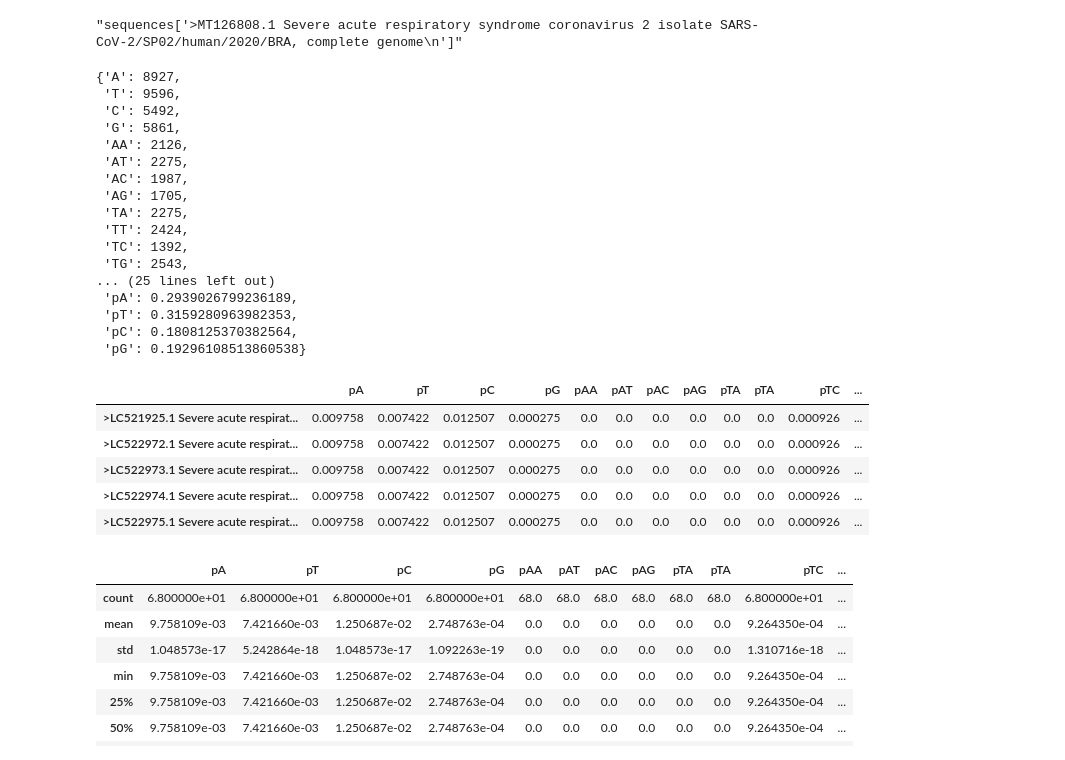
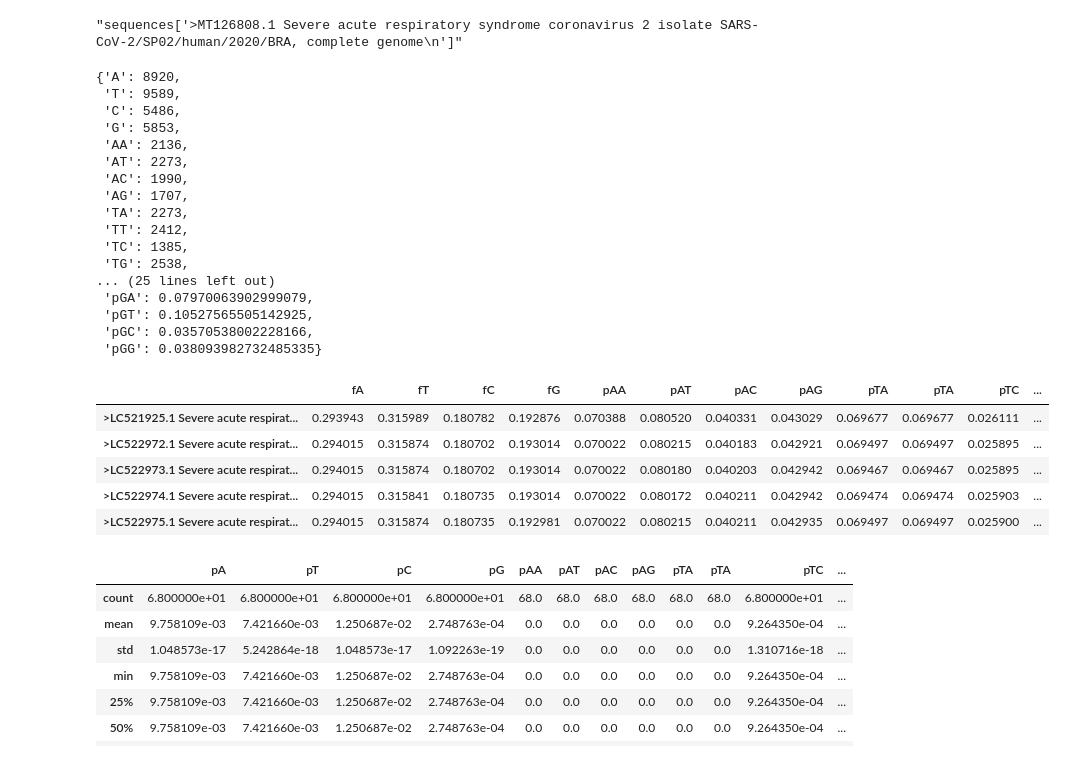
Before and after one commit to taniagmangolini/SARS_COV_2, a Jupyter notebook: analysis.ipynb, the cells around one changed output. Saved outputs shown, nothing was run; the diff lists cells and outputs as text; code cells hidden in the pictures.

```diff
--- a/analysis.ipynb
+++ b/analysis.ipynb
@@ -97,26 +97,6 @@ for description in sequences:
 #calc nucleotideo bias
 
 for description in sequences:
-
-    sequences_info[description]['pAA'] = 0
-    sequences_info[description]['pAT'] = 0
-    sequences_info[description]['pAC'] = 0
-    sequences_info[description]['pAG'] = 0
-
-    sequences_info[description]['pTA'] = 0
-    sequences_info[description]['pTT'] = 0
-    sequences_info[description]['pTC'] = 0
-    sequences_info[description]['pTG'] = 0
-
-    sequences_info[description]['pCA'] = 0
-    sequences_info[description]['pCT'] = 0
-    sequences_info[description]['pCC'] = 0
-    sequences_info[description]['pCG'] = 0
-
-    sequences_info[description]['pGA'] = 0
-    sequences_info[description]['pGT'] = 0
-    sequences_info[description]['pGC'] = 0
-    sequences_info[description]['pGG'] = 0
 
     fA = sequences_info[description]['A'] / sequences_info[description]['SIZE']
     fT = sequences_info[description]['T'] / sequences_info[description]['SIZE']
@@ -143,10 +123,10 @@ for description in sequences:
     fGC = sequences_info[description]['GC'] / sequences_info[description]['SIZE']
     fGG = sequences_info[description]['GG'] / sequences_info[description]['SIZE']
 
-    sequences_info[description]['pA'] = fA
-    sequences_info[description]['pT'] = fT
-    sequences_info[description]['pC'] = fC
-    sequences_info[description]['pG'] = fG
+    sequences_info[description]['fA'] = fA
+    sequences_info[description]['fT'] = fT
+    sequences_info[description]['fC'] = fC
+    sequences_info[description]['fG'] = fG
 
     sequences_info[description]['pAA'] = fAA/fA*fA
     sequences_info[description]['pAT'] = fAT/fA*fT
@@ -168,41 +148,41 @@ for description in sequences:
     sequences_info[description]['pGC'] = fGC/fG*fC
     sequences_info[description]['pGG'] = fGC/fG*fG
 # %%
-sequences_info['>MT126808.1 Severe acute respiratory syndrome coronavirus 2 isolate SARS-CoV-2/SP02/human/2020/BRA, complete genome\n']
+sequences_info['>LC521925.1 Severe acute respiratory syndrome coronavirus 2 2019-nCoV/Japan/AI/I-004/2020 RNA, complete genome\n']
 # %% [output]
-{'A': 8927,
- 'T': 9596,
- 'C': 5492,
- 'G': 5861,
- 'AA': 2126,
- 'AT': 2275,
- 'AC': 1987,
- 'AG': 1705,
- 'TA': 2275,
- 'TT': 2424,
- 'TC': 1392,
- 'TG': 2543,
+{'A': 8920,
+ 'T': 9589,
+ 'C': 5486,
+ 'G': 5853,
+ 'AA': 2136,
+ 'AT': 2273,
+ 'AC': 1990,
+ 'AG': 1707,
+ 'TA': 2273,
+ 'TT': 2412,
+ 'TC': 1385,
+ 'TG': 2538,
 ... (25 lines left out)
- 'pA': 0.2939026799236189,
- 'pT': 0.3159280963982353,
- 'pC': 0.1808125370382564,
- 'pG': 0.19296108513860538}
+ 'pGA': 0.07970063902999079,
+ 'pGT': 0.10527565505142925,
+ 'pGC': 0.03570538002228166,
+ 'pGG': 0.038093982732485335}
 # %%
 #creating a dataframe
-df_original = pd.DataFrame.from_dict(sequences_info, orient='index', columns=['pA', 'pT', 'pC', 'pG',
+df_original = pd.DataFrame.from_dict(sequences_info, orient='index', columns=['fA', 'fT', 'fC', 'fG',
                                                                      'pAA','pAT', 'pAC', 'pAG',
                                                                      'pTA','pTA', 'pTC', 'pTG',
                                                                      'pCA','pCT', 'pCC', 'pCG',
                                                                      'pGA','pGT', 'pGC', 'pGG'])
 # %%
-df.head()
+df_original.head()
 # %% [output]
-|  | pA | pT | pC | pG | pAA | pAT | pAC | pAG | pTA | pTA | pTC | ... |
-| >LC521925.1 Severe acute respirat... | 0.009758 | 0.007422 | 0.012507 | 0.000275 | 0.0 | 0.0 | 0.0 | 0.0 | 0.0 | 0.0 | 0.000926 | ... |
-| >LC522972.1 Severe acute respirat... | 0.009758 | 0.007422 | 0.012507 | 0.000275 | 0.0 | 0.0 | 0.0 | 0.0 | 0.0 | 0.0 | 0.000926 | ... |
-| >LC522973.1 Severe acute respirat... | 0.009758 | 0.007422 | 0.012507 | 0.000275 | 0.0 | 0.0 | 0.0 | 0.0 | 0.0 | 0.0 | 0.000926 | ... |
-| >LC522974.1 Severe acute respirat... | 0.009758 | 0.007422 | 0.012507 | 0.000275 | 0.0 | 0.0 | 0.0 | 0.0 | 0.0 | 0.0 | 0.000926 | ... |
-| >LC522975.1 Severe acute respirat... | 0.009758 | 0.007422 | 0.012507 | 0.000275 | 0.0 | 0.0 | 0.0 | 0.0 | 0.0 | 0.0 | 0.000926 | ... |
+|  | fA | fT | fC | fG | pAA | pAT | pAC | pAG | pTA | pTA | pTC | ... |
+| >LC521925.1 Severe acute respirat... | 0.293943 | 0.315989 | 0.180782 | 0.192876 | 0.070388 | 0.080520 | 0.040331 | 0.043029 | 0.069677 | 0.069677 | 0.026111 | ... |
+| >LC522972.1 Severe acute respirat... | 0.294015 | 0.315874 | 0.180702 | 0.193014 | 0.070022 | 0.080215 | 0.040183 | 0.042921 | 0.069497 | 0.069497 | 0.025895 | ... |
+| >LC522973.1 Severe acute respirat... | 0.294015 | 0.315874 | 0.180702 | 0.193014 | 0.070022 | 0.080180 | 0.040203 | 0.042942 | 0.069467 | 0.069467 | 0.025895 | ... |
+| >LC522974.1 Severe acute respirat... | 0.294015 | 0.315841 | 0.180735 | 0.193014 | 0.070022 | 0.080172 | 0.040211 | 0.042942 | 0.069474 | 0.069474 | 0.025903 | ... |
+| >LC522975.1 Severe acute respirat... | 0.294015 | 0.315874 | 0.180735 | 0.192981 | 0.070022 | 0.080215 | 0.040211 | 0.042935 | 0.069497 | 0.069497 | 0.025900 | ... |
 # %%
 df.describe()
 # %% [output]
```
Also changed, not shown: parts of 1 cell of this notebook.
